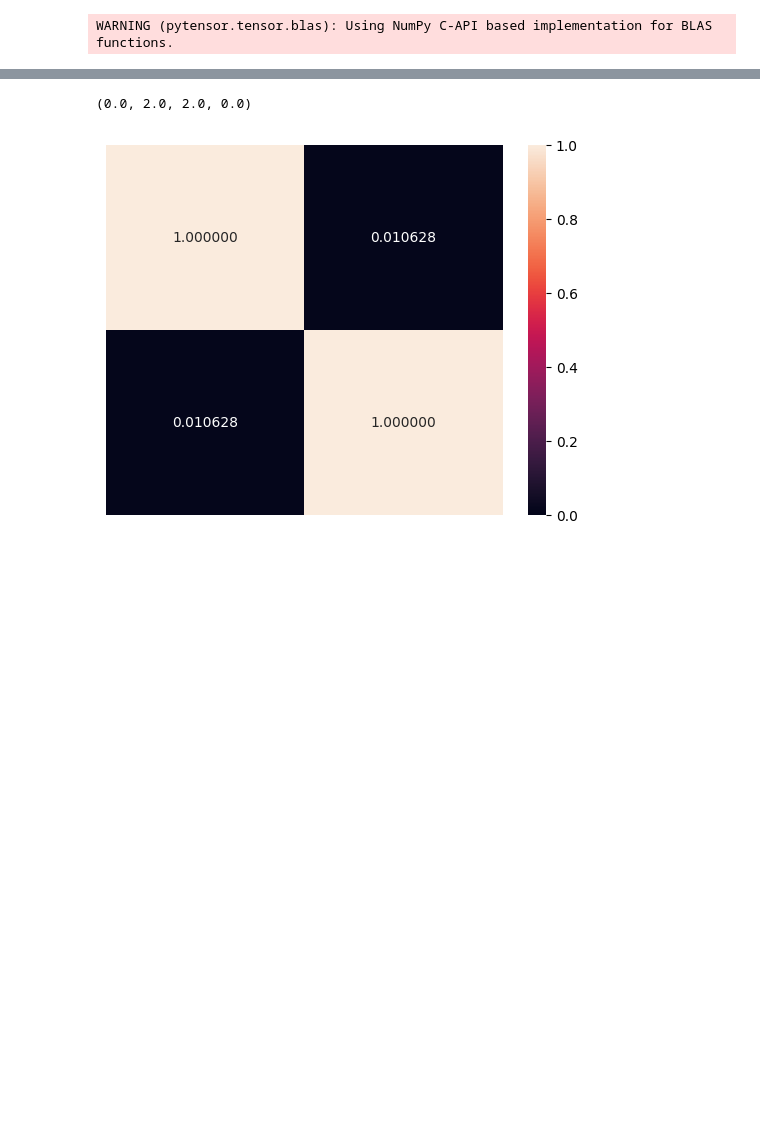
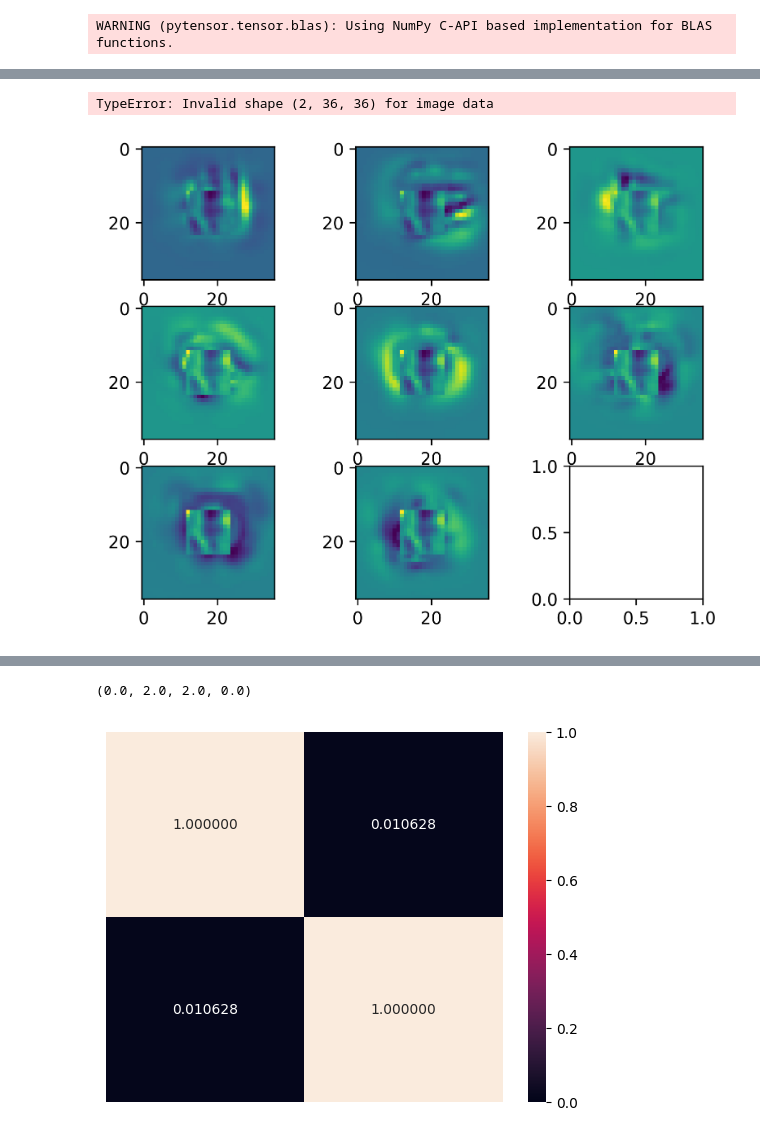
Before and after one commit to suhasshrinivasan/probabilistic-center-surround, a Jupyter notebook: experiments/exc_driven_model/hierarchical_exc_model.ipynb, the cells around one changed output, grey strips where cells are left out. Cells and saved outputs as stored; diff of their text form; code cells hidden in the pictures; blank space fills up the shorter version.

```diff
--- a/experiments/exc_driven_model/hierarchical_exc_model.ipynb
+++ b/experiments/exc_driven_model/hierarchical_exc_model.ipynb
@@ -39,0 +121,7 @@ vmax = np.max(exc_images)
+# %%
+fig, axs = plt.subplots(dpi=300, nrows=3, ncols=3)
+for idx, ax in enumerate(axs.flatten()):
+    ax.imshow(all_stimuli[81 - 9 + idx])
+# %% [output]
+TypeError: Invalid shape (2, 36, 36) for image data
+[figure, added]
```
Also changed, not shown: parts of 38 cells of this notebook, 15 other files.
